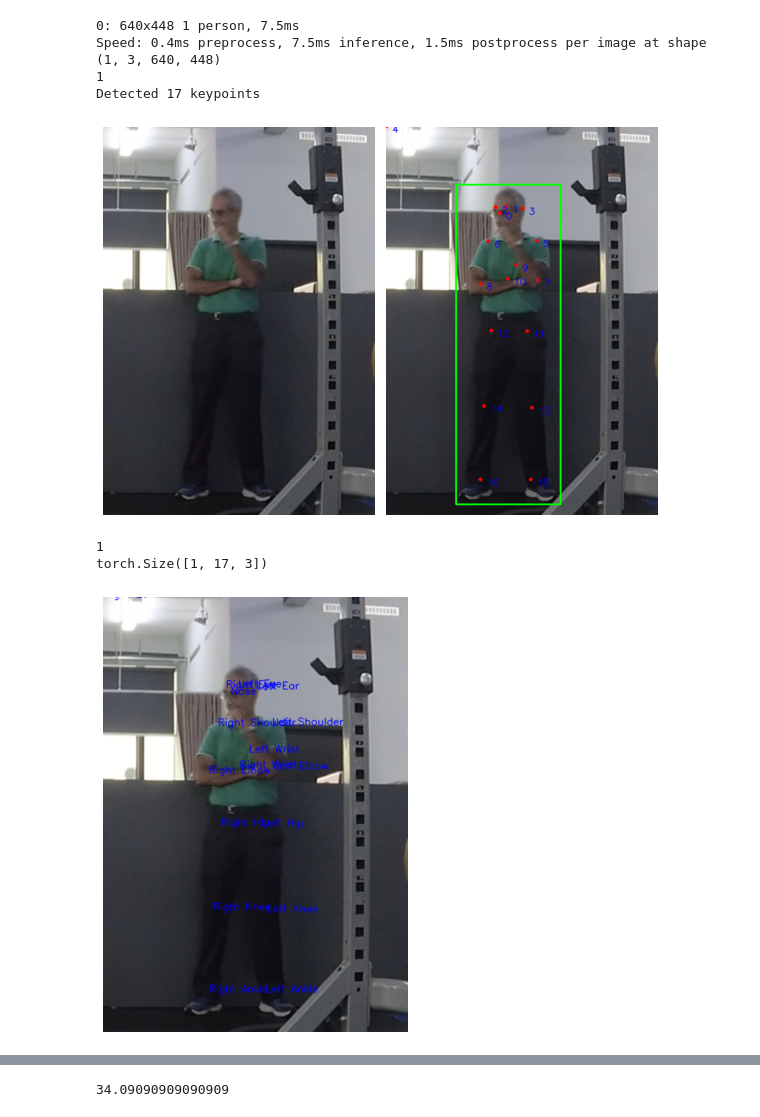
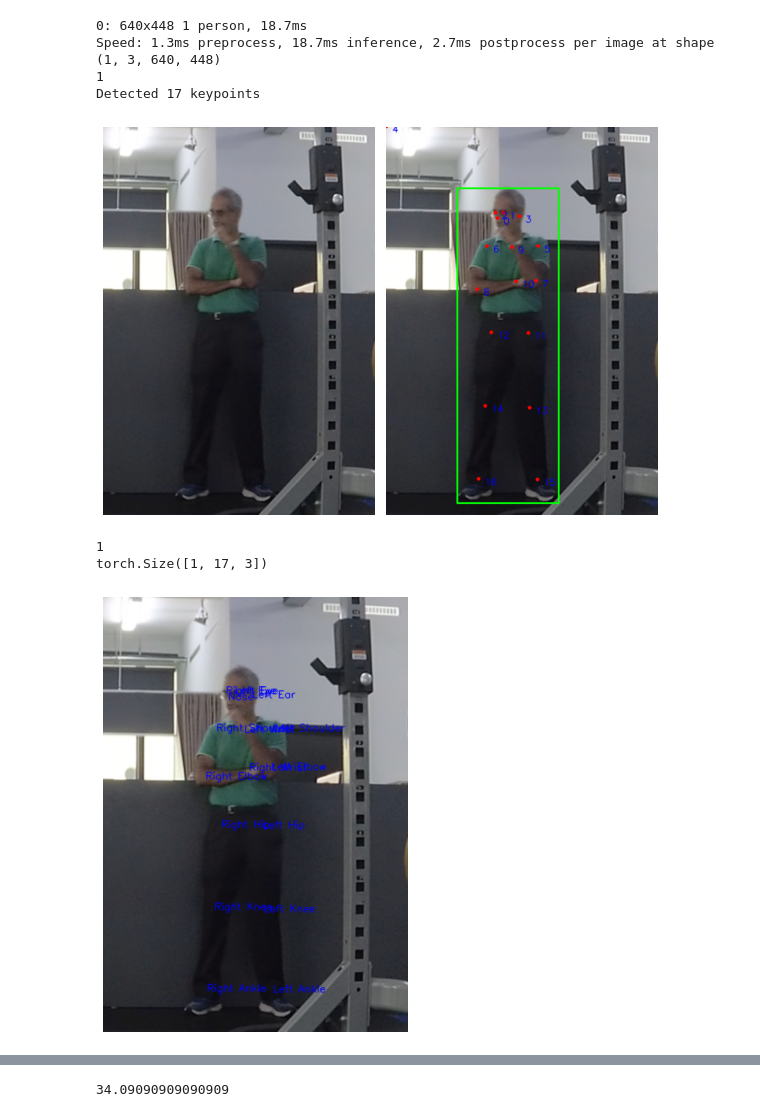
Before and after one commit to leekichang/gym-analytics, a Jupyter notebook: yolo.ipynb, the cells around one changed output, grey strips where cells are left out. Saved outputs shown, nothing was run; the diff lists cells and outputs as text; code cells hidden in the pictures.

```diff
--- a/yolo.ipynb
+++ b/yolo.ipynb
@@ -12,39 +12,39 @@ plt.figure(figsize=(8, 8))
 plt.subplot(1, 2, 1)
 plt.imshow(img)
 plt.axis("off")
-model = YOLO("yolov8n-pose.pt")
+model = YOLO("yolo11x-pose.pt")
 x = torch.from_numpy(img).float().permute(2, 0, 1) / 255.0
 x = x.unsqueeze(0)
 o = model(x)  # dry run
 print(len(o))
 bbox = o[0].boxes.data[o[0].boxes.conf > 0.75]
 for b in bbox:
     x1, y1, x2, y2 = b[:4]
     x1, y1, x2, y2 = int(x1), int(y1), int(x2), int(y2)
     cv2.rectangle(img, (x1, y1), (x2, y2), (0, 255, 0), 2)
 keypoints = o[0].keypoints.data[o[0].keypoints.conf > 0.0]
 num_keypoints = len(keypoints)
 print(f"Detected {num_keypoints} keypoints")
 
 
 points = []
 for i in range(num_keypoints):
     x, y = keypoints[i,:2]
     x, y = int(x), int(y)
     points.append((x, y))
     cv2.circle(img, (x, y), 3, (255, 0, 0), -1)  # 점 찍기
     cv2.putText(img, str(i), (x+10, y+10), cv2.FONT_HERSHEY_SIMPLEX, 0.5, (0, 0, 255), 1, cv2.LINE_AA)
 plt.subplot(1, 2, 2)
 plt.imshow(img)
 plt.axis("off")
 plt.tight_layout()
 plt.show()
 # %% [output]
-0: 640x448 1 person, 7.5ms
-Speed: 0.4ms preprocess, 7.5ms inference, 1.5ms postprocess per image at shape (1, 3, 640, 448)
+0: 640x448 1 person, 18.7ms
+Speed: 1.3ms preprocess, 18.7ms inference, 2.7ms postprocess per image at shape (1, 3, 640, 448)
 1
 Detected 17 keypoints
-[figure, old version]
+[figure, new version]
 # %%
 label2key = {0:"Nose",
              1:"Left Eye",
@@ -87,4 +87,4 @@ plt.show()
 # %% [output]
 1
 torch.Size([1, 17, 3])
-[figure, old version]
+[figure, new version]
```
Also changed, not shown: parts of 15 cells of this notebook, 7 other files.
